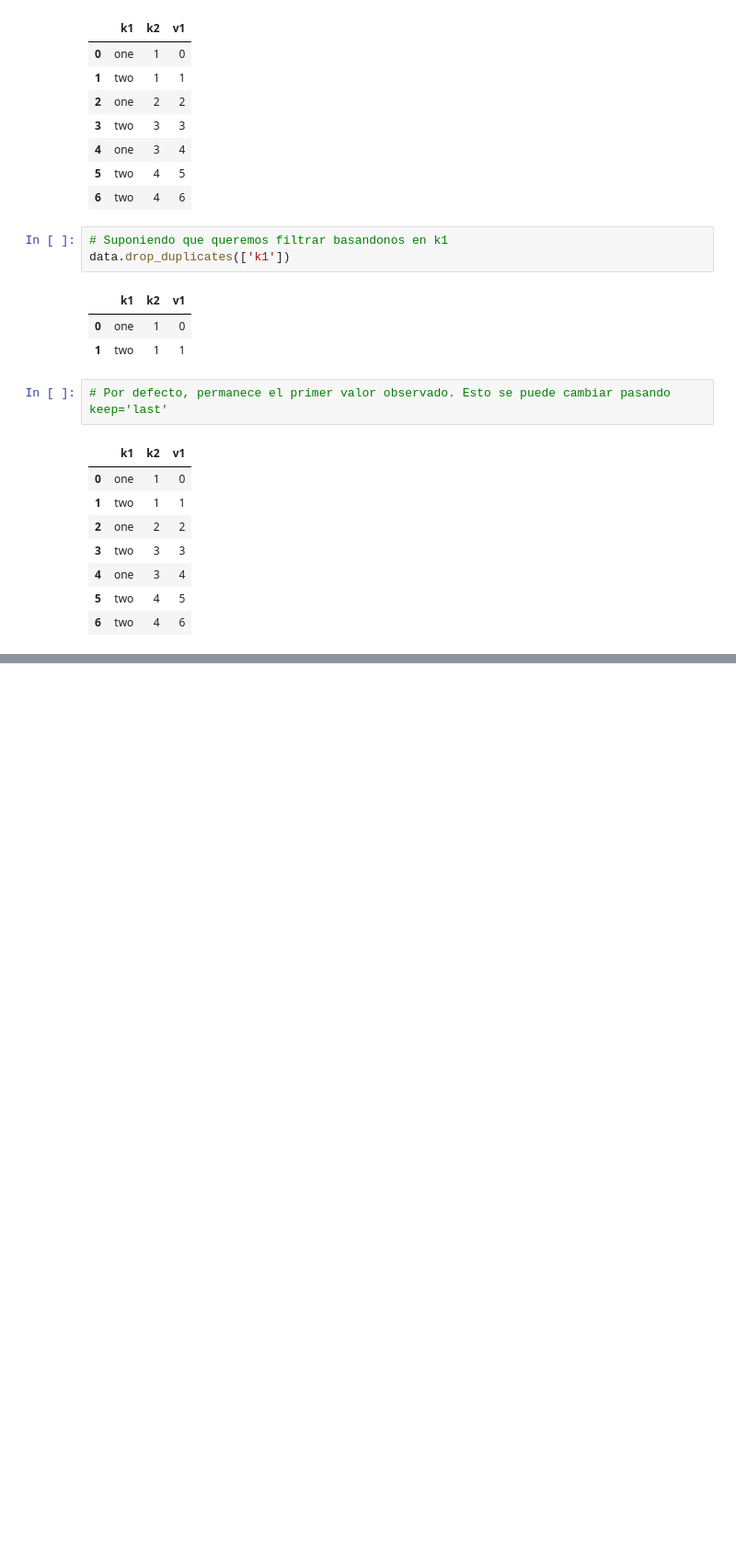
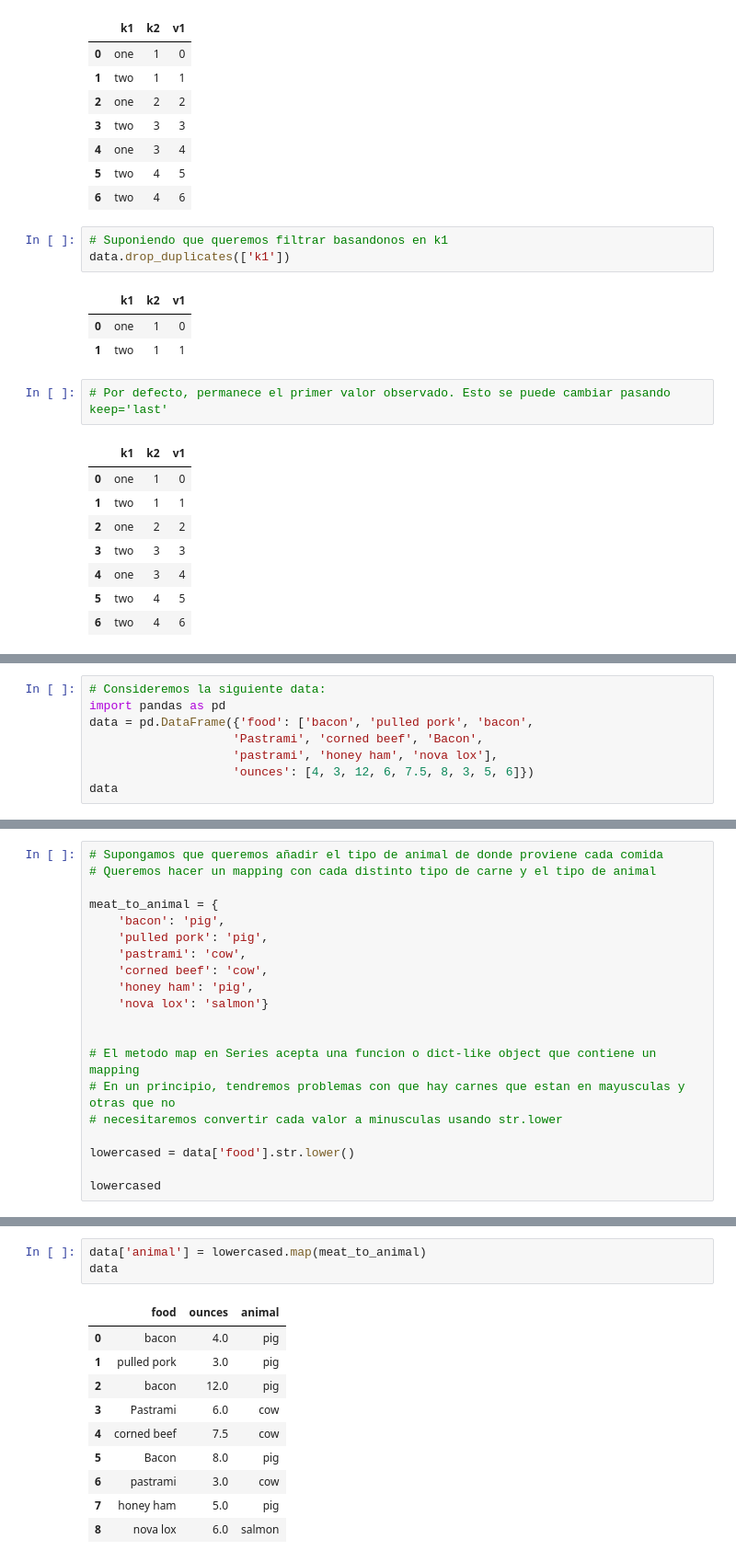
Before and after one commit to jmelendezgeo/Apuntes-Data-Science, a Jupyter notebook: Applied Data Science with Python - Coursera Specialization /Introduction To Data Science/Semana-2.ipynb, the cells around one changed output, grey strips where cells are left out. Shown at 92% size. Cells and saved outputs as stored; diff of their text form; blank space fills up the shorter version.

```diff
--- a/Applied Data Science with Python - Coursera Specialization /Introduction To Data Science/Semana-2.ipynb
+++ b/Applied Data Science with Python - Coursera Specialization /Introduction To Data Science/Semana-2.ipynb
@@ -2511,0 +2516,8 @@ data.drop_duplicates(['k1'])
+# %%
+# Consideremos la siguiente data:
+import pandas as pd
+data = pd.DataFrame({'food': ['bacon', 'pulled pork', 'bacon',
+                    'Pastrami', 'corned beef', 'Bacon',
+                    'pastrami', 'honey ham', 'nova lox'],
+                    'ounces': [4, 3, 12, 6, 7.5, 8, 3, 5, 6]})
+data
@@ -2511,0 +2535,20 @@ data.drop_duplicates(['k1'])
+# %%
+# Supongamos que queremos añadir el tipo de animal de donde proviene cada comida
+# Queremos hacer un mapping con cada distinto tipo de carne y el tipo de animal
+
+meat_to_animal = {
+    'bacon': 'pig',
+    'pulled pork': 'pig',
+    'pastrami': 'cow',
+    'corned beef': 'cow',
+    'honey ham': 'pig',
+    'nova lox': 'salmon'}
+
+
+# El metodo map en Series acepta una funcion o dict-like object que contiene un mapping
+# En un principio, tendremos problemas con que hay carnes que estan en mayusculas y otras que no
+# necesitaremos convertir cada valor a minusculas usando str.lower
+
+lowercased = data['food'].str.lower()
+
+lowercased
@@ -2511,0 +2566,14 @@ data.drop_duplicates(['k1'])
+# %%
+data['animal'] = lowercased.map(meat_to_animal)
+data
+# %% [output]
+|  | food | ounces | animal |
+| 0 | bacon | 4.0 | pig |
+| 1 | pulled pork | 3.0 | pig |
+| 2 | bacon | 12.0 | pig |
+| 3 | Pastrami | 6.0 | cow |
+| 4 | corned beef | 7.5 | cow |
+| 5 | Bacon | 8.0 | pig |
+| 6 | pastrami | 3.0 | cow |
+| 7 | honey ham | 5.0 | pig |
+| 8 | nova lox | 6.0 | salmon |
```
Also changed, not shown: parts of 41 cells of this notebook, 1 other file.
